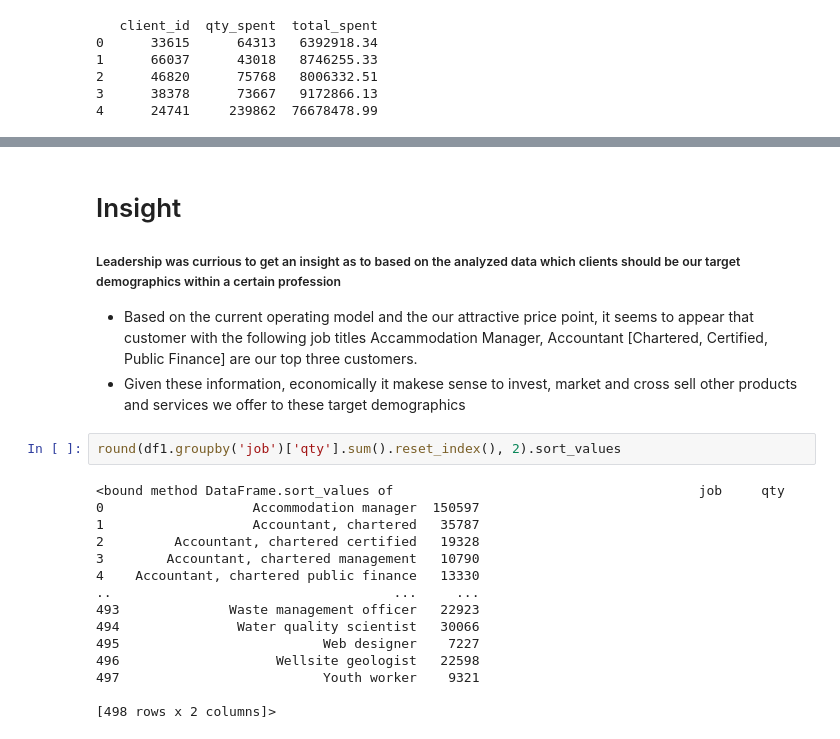
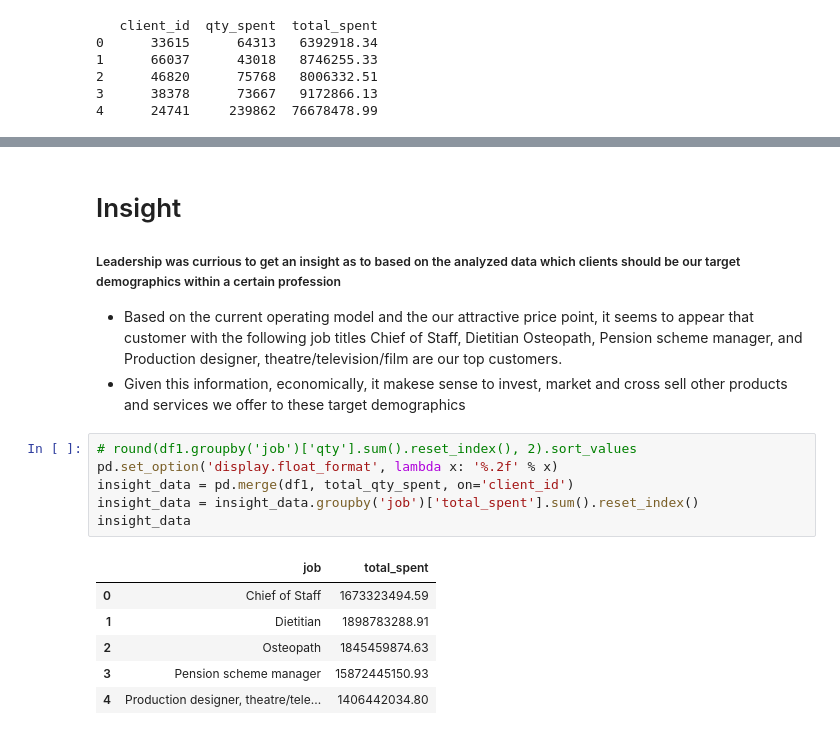
Before and after one commit to inCloset/pandas-challenge-1, a Jupyter notebook: Starter_Code/wholesale_data_analysis_starter_code.ipynb, the cells around one changed output, grey strips where cells are left out. Drawn from its saved outputs; the diff is of its cells as text.

```diff
--- a/Starter_Code/wholesale_data_analysis_starter_code.ipynb
+++ b/Starter_Code/wholesale_data_analysis_starter_code.ipynb
@@ -413,22 +412,18 @@ overall_report_data.sort_values(by='Total Price (millions)', ascending=False).ro
 # %% [markdown]
 # Insight
 ##### Leadership was currious to get an insight as to based on the analyzed data which clients should be our target demographics within a certain profession
-- Based on the current operating model and the our attractive price point, it seems to appear that customer with the following job titles Accammodation Manager, Accountant [Chartered, Certified, Public Finance] are our top three customers.
-- Given these information, economically it makese sense to invest, market and cross sell other products and services we offer to these target demographics
+- Based on the current operating model and the our attractive price point, it seems to appear that customer with the following job titles Chief of Staff, Dietitian Osteopath, Pension scheme manager, and Production designer, theatre/television/film are our top customers.
+- Given this information, economically, it makese sense to invest, market and cross sell other products and services we offer to these target demographics
 # %%
-round(df1.groupby('job')['qty'].sum().reset_index(), 2).sort_values
+# round(df1.groupby('job')['qty'].sum().reset_index(), 2).sort_values
+pd.set_option('display.float_format', lambda x: '%.2f' % x)
+insight_data = pd.merge(df1, total_qty_spent, on='client_id')
+insight_data = insight_data.groupby('job')['total_spent'].sum().reset_index()
+insight_data
 # %% [output]
-<bound method DataFrame.sort_values of                                       job     qty
-0                   Accommodation manager  150597
-1                   Accountant, chartered   35787
-2         Accountant, chartered certified   19328
-3        Accountant, chartered management   10790
-4    Accountant, chartered public finance   13330
-..                                    ...     ...
-493              Waste management officer   22923
-494               Water quality scientist   30066
-495                          Web designer    7227
-496                    Wellsite geologist   22598
-497                          Youth worker    9321
-
-[498 rows x 2 columns]>
+|  | job | total_spent |
+| 0 | Chief of Staff | 1673323494.59 |
+| 1 | Dietitian | 1898783288.91 |
+| 2 | Osteopath | 1845459874.63 |
+| 3 | Pension scheme manager | 15872445150.93 |
+| 4 | Production designer, theatre/tele... | 1406442034.80 |
```
Also changed, not shown: parts of 4 cells of this notebook.
